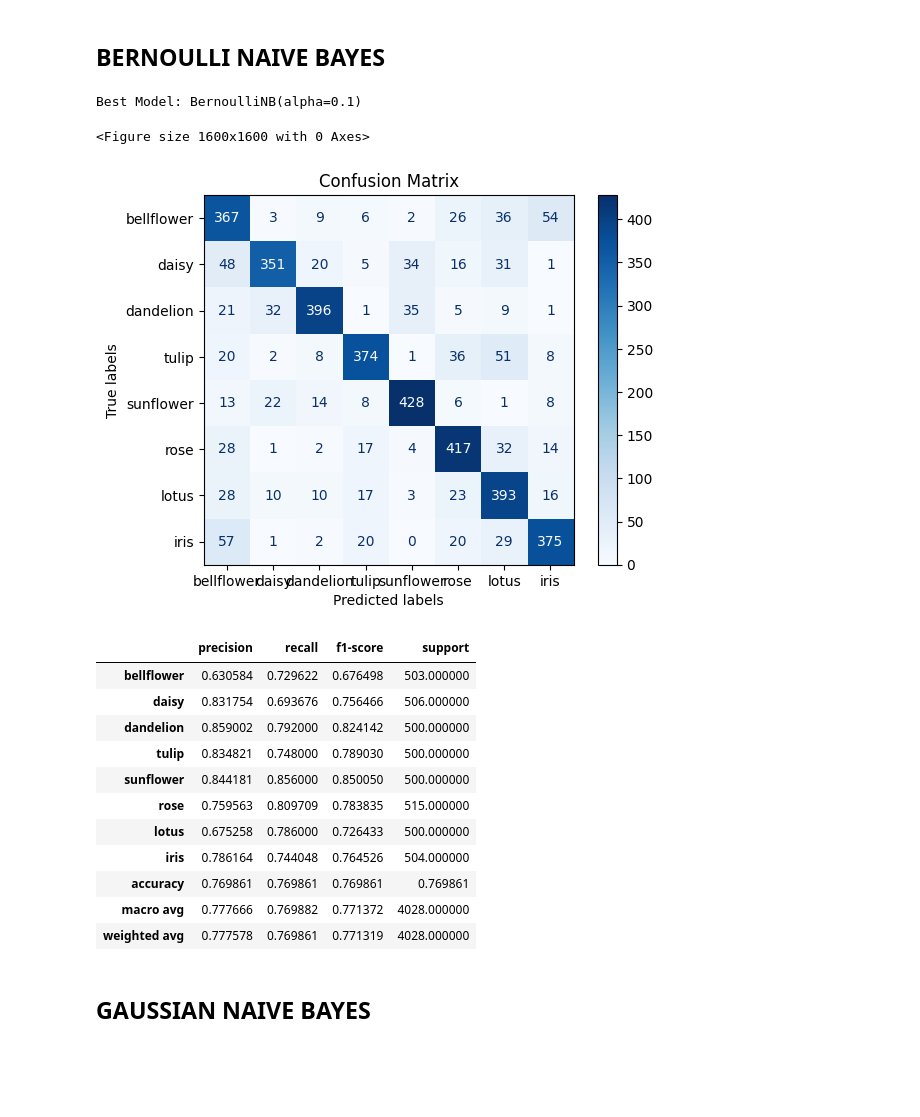
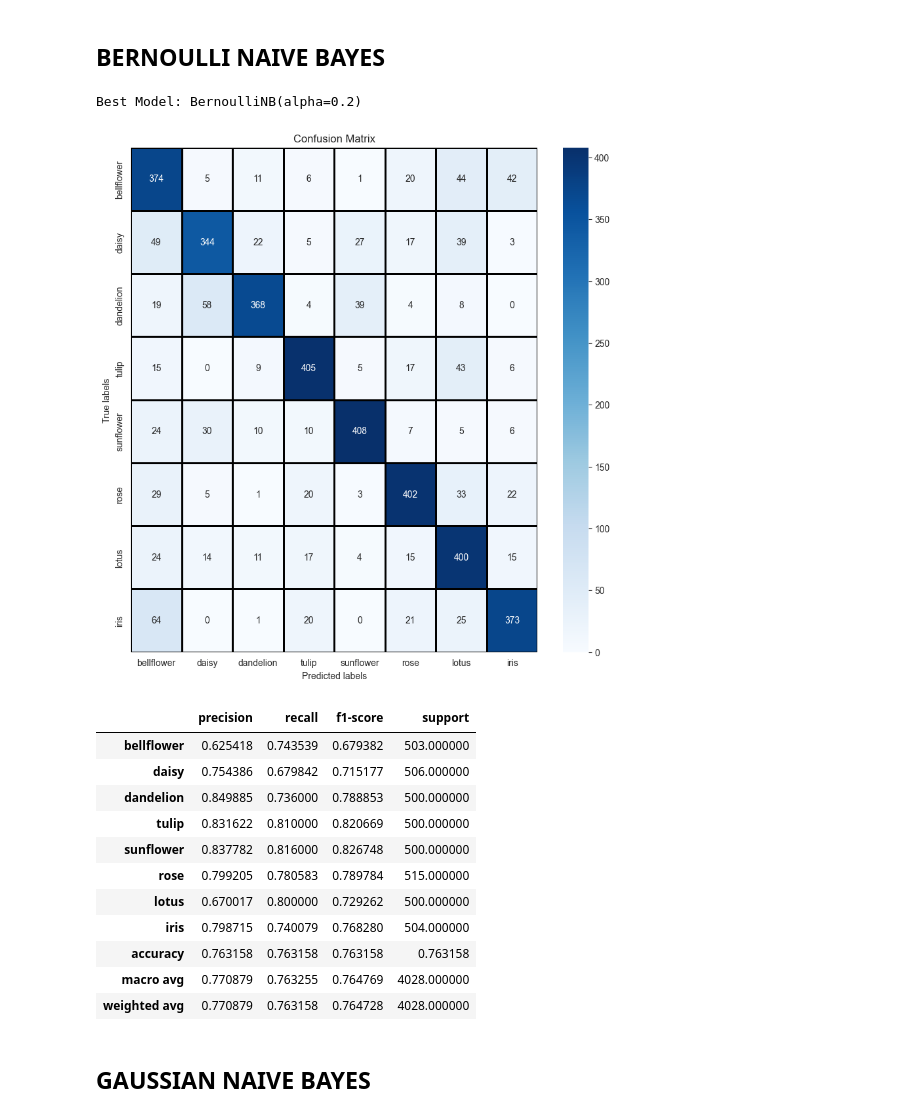
Before and after one commit to LionWannaFly/Machine_Learning_Project, a Jupyter notebook: Machine Learning Model.ipynb, the cells around one changed output. Saved outputs shown, nothing was run; the diff lists cells and outputs as text; code cells hidden in the pictures; blank space fills up the shorter version.

```diff
--- a/Machine Learning Model.ipynb
+++ b/Machine Learning Model.ipynb
@@ -196,12 +212,28 @@ class ClassificationReportPlot:
+# %%
+param_grid = {
+    'learning_rate': [0.05],
+    'max_depth': [100],
+    'n_estimators': [300]
+}
+XGBoost = XGBClassifier(random_state=50, n_jobs=-1)
+grid_search = HalvingGridSearchCV(estimator=XGBoost, param_grid=param_grid, scoring='accuracy', cv=5, factor=2)
+grid_search.fit(x_train, y_train)
+best_model = grid_search.best_estimator_
+print("Best Model:", best_model)
+y_pred = best_model.predict(x_test)
+confusion_plot = ConfusionMatrixPlot(labels, y_test, y_pred)
+confusion_plot.plot()
+report_plot = ClassificationReportPlot(labels, y_test, y_pred)
+report_plot.plot()
 # %% [markdown]
 ## SVM
 # %%
+from sklearn import svm
 param_grid = [
-    {'C': [3, 4 , 5], 'kernel': ['linear']},
-    {'C': [3, 4 , 5],'gamma': [0.001, 0.0001], 'kernel': ['rbf']},
+    {'C': [7], 'gamma': [0.0002], 'kernel': ['rbf']},
 ]
 svm = svm.SVC()
-grid_search = GridSearchCV(estimator=svm, param_grid=param_grid, scoring='accuracy', cv=5)
+grid_search = HalvingGridSearchCV(estimator=svm, param_grid=param_grid, scoring='accuracy', cv=5, factor=2)
 grid_search.fit(x_train, y_train)
 best_model = grid_search.best_estimator_
 print("Best Model:", best_model)
@@ -216,10 +261,11 @@ AttributeError: 'SVC' object has no attribute 'SVC'
 ## RANDOM FOREST
 # %%
 param_grid = {
-    'n_estimators': [200, 300, 400],
-    'max_depth': [30, 50, 70],}
+    'n_estimators': [600],
+    'max_depth': [70],
+}
 random_forest = RandomForestClassifier(random_state=50, n_jobs=-1)
-grid_search = GridSearchCV(estimator=random_forest, param_grid=param_grid, scoring='accuracy', cv=5)
+grid_search = HalvingGridSearchCV(estimator=random_forest, param_grid=param_grid, scoring='accuracy', cv=5, factor=2)
 grid_search.fit(x_train, y_train)
 best_model = grid_search.best_estimator_
 print("Best Model:", best_model)
@@ -269,10 +294,11 @@ KeyboardInterrupt:
 ## K NEAREST NEIGHBOR
 # %%
 param_grid = {
-    'n_neighbors': [7, 16, 17],
-    'weights': ['uniform', 'distance']}
+    'n_neighbors': [7],
+    'weights': ['distance']
+}
 KNN = KNeighborsClassifier()
-grid_search = GridSearchCV(estimator=KNN, param_grid=param_grid, scoring='accuracy', cv=5)
+grid_search = HalvingGridSearchCV(estimator=KNN, param_grid=param_grid, scoring='accuracy', cv=5, factor=2)
 grid_search.fit(x_train, y_train)
 best_model = grid_search.best_estimator_
 print("Best Model:", best_model)
@@ -335,33 +325,34 @@ KeyboardInterrupt:
 # %% [markdown]
 ## BERNOULLI NAIVE BAYES
 # %%
-param_grid = {'alpha': [0.1, 1.0, 10.0]}
+param_grid = {
+    'alpha': [0.1, 0.5, 0.2]
+}
 naive_bayes_BernoulliNB = BernoulliNB()
-grid_search = GridSearchCV(naive_bayes_BernoulliNB, param_grid)
+grid_search = HalvingGridSearchCV(estimator=naive_bayes_BernoulliNB, param_grid=param_grid, scoring='accuracy', cv=5, factor=2)
 grid_search.fit(x_train, y_train)
 best_model = grid_search.best_estimator_
 print("Best Model:", best_model)
 y_pred = best_model.predict(x_test)
 confusion_plot = ConfusionMatrixPlot(labels, y_test, y_pred)
 confusion_plot.plot()
 report_plot = ClassificationReportPlot(labels, y_test, y_pred)
 report_plot.plot()
 # %% [output]
-Best Model: BernoulliNB(alpha=0.1)
+Best Model: BernoulliNB(alpha=0.2)
-<Figure size 1600x1600 with 0 Axes>
-[figure, old version]
+[figure, new version]
 |  | precision | recall | f1-score | support |
-| bellflower | 0.630584 | 0.729622 | 0.676498 | 503.000000 |
-| daisy | 0.831754 | 0.693676 | 0.756466 | 506.000000 |
-| dandelion | 0.859002 | 0.792000 | 0.824142 | 500.000000 |
-| tulip | 0.834821 | 0.748000 | 0.789030 | 500.000000 |
-| sunflower | 0.844181 | 0.856000 | 0.850050 | 500.000000 |
-| rose | 0.759563 | 0.809709 | 0.783835 | 515.000000 |
-| lotus | 0.675258 | 0.786000 | 0.726433 | 500.000000 |
-| iris | 0.786164 | 0.744048 | 0.764526 | 504.000000 |
-| accuracy | 0.769861 | 0.769861 | 0.769861 | 0.769861 |
-| macro avg | 0.777666 | 0.769882 | 0.771372 | 4028.000000 |
-| weighted avg | 0.777578 | 0.769861 | 0.771319 | 4028.000000 |
+| bellflower | 0.625418 | 0.743539 | 0.679382 | 503.000000 |
+| daisy | 0.754386 | 0.679842 | 0.715177 | 506.000000 |
+| dandelion | 0.849885 | 0.736000 | 0.788853 | 500.000000 |
+| tulip | 0.831622 | 0.810000 | 0.820669 | 500.000000 |
+| sunflower | 0.837782 | 0.816000 | 0.826748 | 500.000000 |
+| rose | 0.799205 | 0.780583 | 0.789784 | 515.000000 |
+| lotus | 0.670017 | 0.800000 | 0.729262 | 500.000000 |
+| iris | 0.798715 | 0.740079 | 0.768280 | 504.000000 |
+| accuracy | 0.763158 | 0.763158 | 0.763158 | 0.763158 |
+| macro avg | 0.770879 | 0.763255 | 0.764769 | 4028.000000 |
+| weighted avg | 0.770879 | 0.763158 | 0.764728 | 4028.000000 |
 # %% [markdown]
 ## GAUSSIAN NAIVE BAYES
 # %%
```
Also changed, not shown: parts of 31 cells of this notebook.
